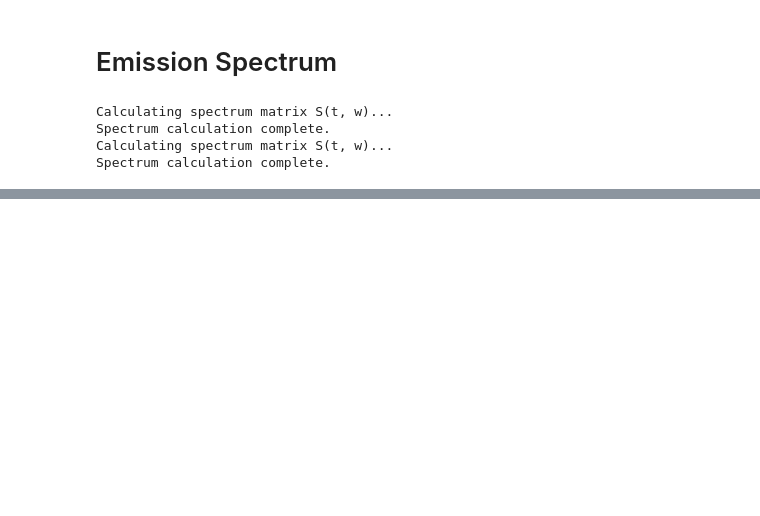
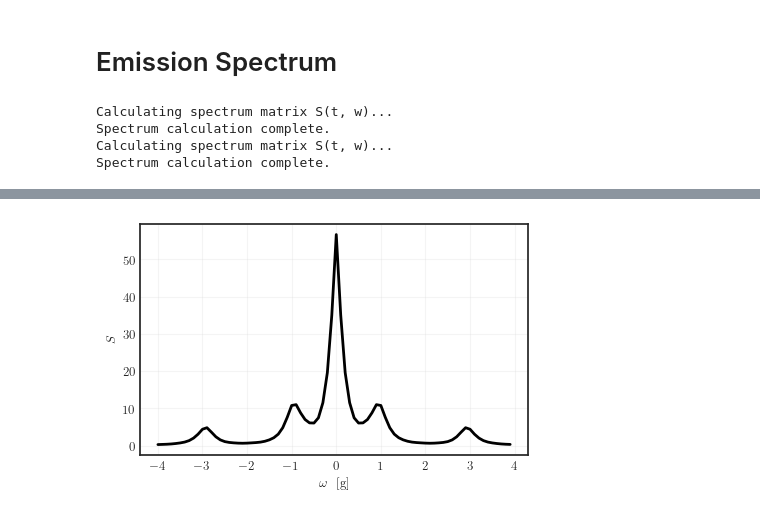
Before and after one commit to juardilag/Pulsed-cQED, a Jupyter notebook: test.ipynb, the cells around one changed output, grey strips where cells are left out. Saved outputs shown, nothing was run; the diff lists cells and outputs as text; code cells hidden in the pictures; blank space fills up the shorter version.

```diff
--- a/test.ipynb
+++ b/test.ipynb
@@ -187,0 +192,9 @@ plt.show()
+# %%
+fig, ax = plt.subplots(figsize=(5, 3))
+plt.plot(omega_array, S_integrated_atom, linewidth = 2, color = 'k')
+plt.xlabel(r'$\omega \ $ [g]')
+plt.ylabel(r'$S \ $')
+plt.grid(alpha = 0.2)
+plt.show()
+# %% [output]
+[figure, added]
```
Also changed, not shown: parts of 11 cells of this notebook.
